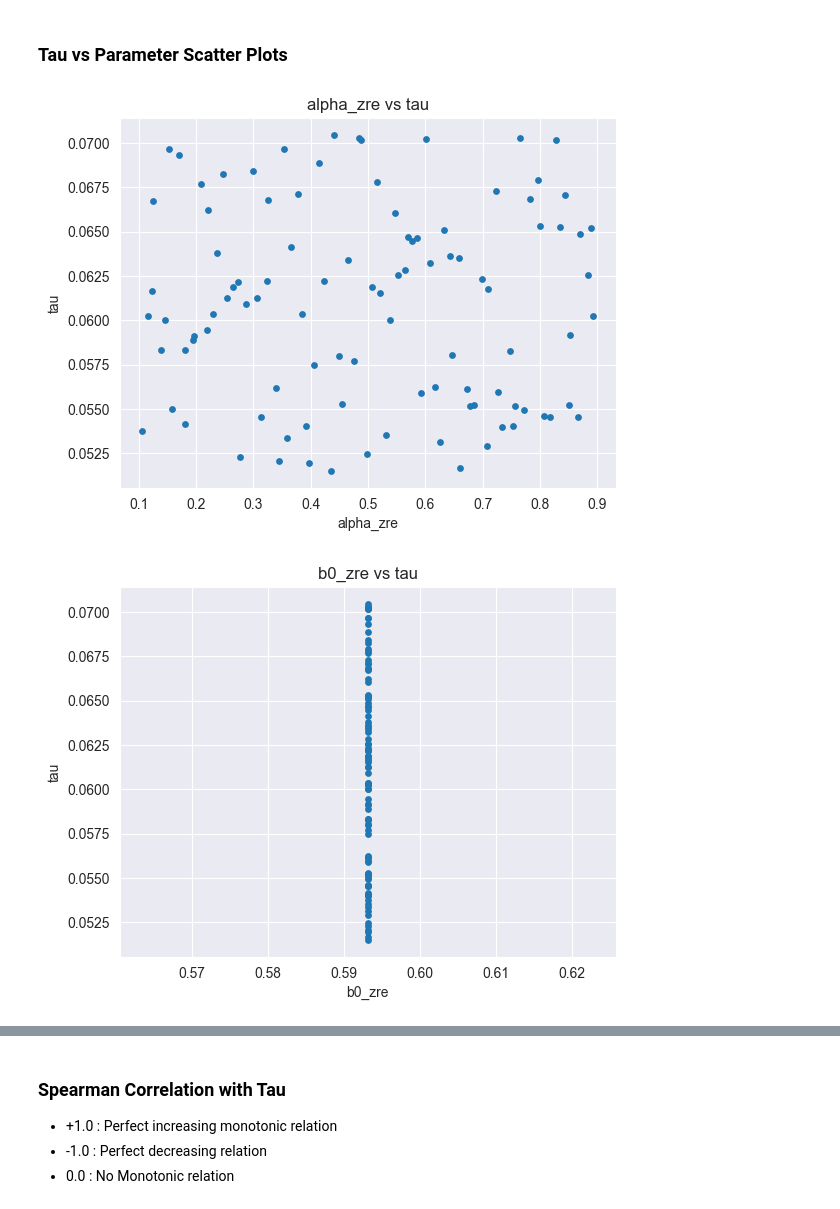
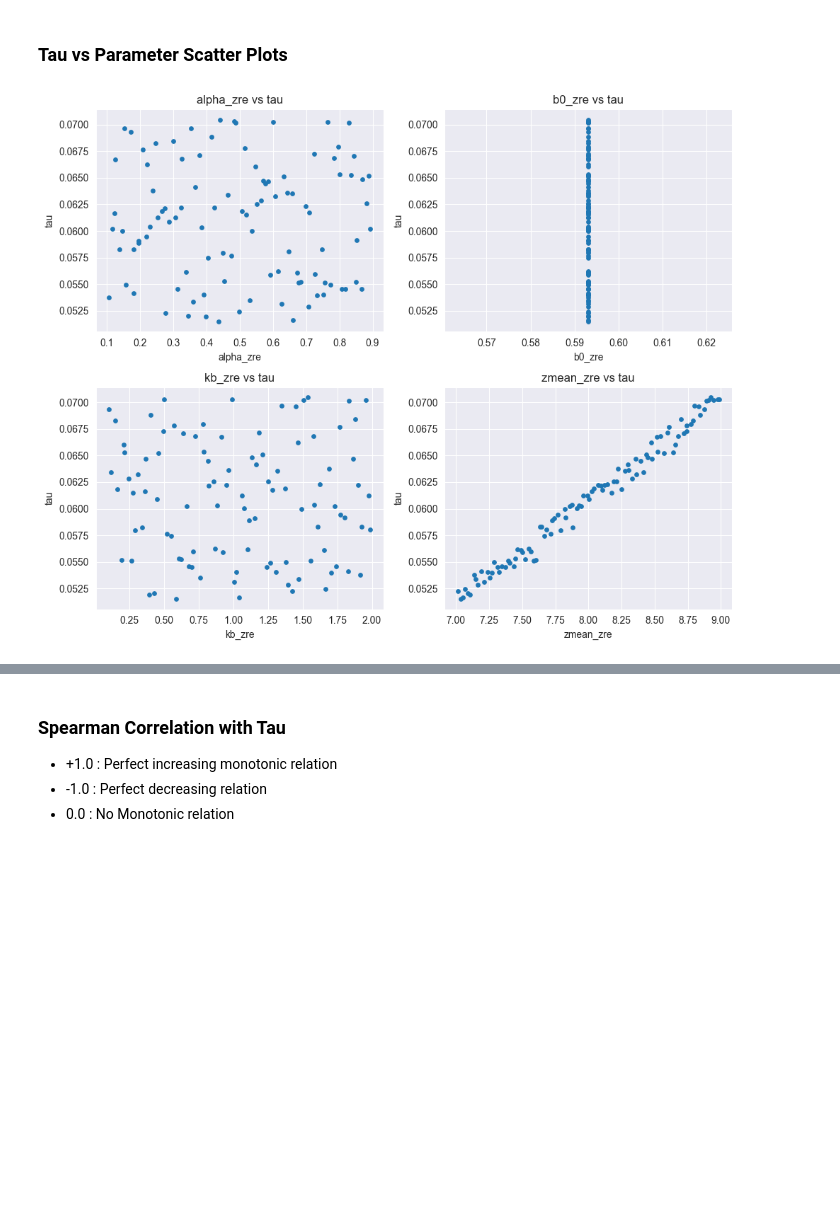
Before and after one commit to RobertxPearce/reionization-emulator, a Jupyter notebook: notebooks/proc_data_vis.ipynb, the cells around one changed output, grey strips where cells are left out. Saved outputs shown, nothing was run; the diff lists cells and outputs as text; code cells hidden in the pictures; blank space fills up the shorter version.

```diff
--- a/notebooks/proc_data_vis.ipynb
+++ b/notebooks/proc_data_vis.ipynb
@@ -144,19 +147,16 @@ Median Pairwise Distance: 0.675
 ### Check for Invalid or Empty Output
 # %%
 def sim_order(s):
-    import re
     m = re.match(r"sim(\d+)$", s)
     return int(m.group(1)) if m else 10**9
 
-H5 = h5f.filename
 bad = []
-with h5py.File(H5, "r") as f:
-    for s in sorted(f["sims"].keys(), key=sim_order):
-        g = f["sims"][s]
-        pk = g["pk_tt"][()]
-        kz = g["ksz_map"][()]
-        if pk.size == 0 or kz.size == 0 or np.any(~np.isfinite(pk)) or np.any(~np.isfinite(kz)):
-            bad.append(s)
+for s in sorted(h5f["sims"].keys(), key=sim_order):
+    g = h5f["sims"][s]
+    pk = g["pk_tt"][()]
+    kz = g["ksz_map"][()]
+    if pk.size == 0 or kz.size == 0 or np.any(~np.isfinite(pk)) or np.any(~np.isfinite(kz)):
+        bad.append(s)
 bad
 # %% [output]
 []
@@ -200,11 +201,20 @@ plt.show()
 ### Tau vs Parameter Scatter Plots
 # %%
 param_cols = ["alpha_zre", "b0_zre", "kb_zre", "zmean_zre"]
-for p in param_cols:
-    plt.figure()
-    plt.scatter(df[p], df["tau"], s=15)
-    plt.xlabel(p); plt.ylabel("tau"); plt.title(f"{p} vs tau")
-    plt.show()
+# Create a 2x2 grid of subplots
+fig, axes = plt.subplots(2, 2, figsize=(10, 8))
+
+# Flatten axes array for easy iteration
+axes = axes.flatten()
+
+for i, p in enumerate(param_cols):
+    axes[i].scatter(df[p], df["tau"], s=15)
+    axes[i].set_xlabel(p)
+    axes[i].set_ylabel("tau")
+    axes[i].set_title(f"{p} vs tau")
+
+# Adjust layout to prevent overlap
+plt.tight_layout()
+plt.show()
 # %% [output]
-[figure, old version]
+[figure, new version]
-[figure, removed]
```
Also changed, not shown: parts of 6 cells of this notebook, 2 other files.
